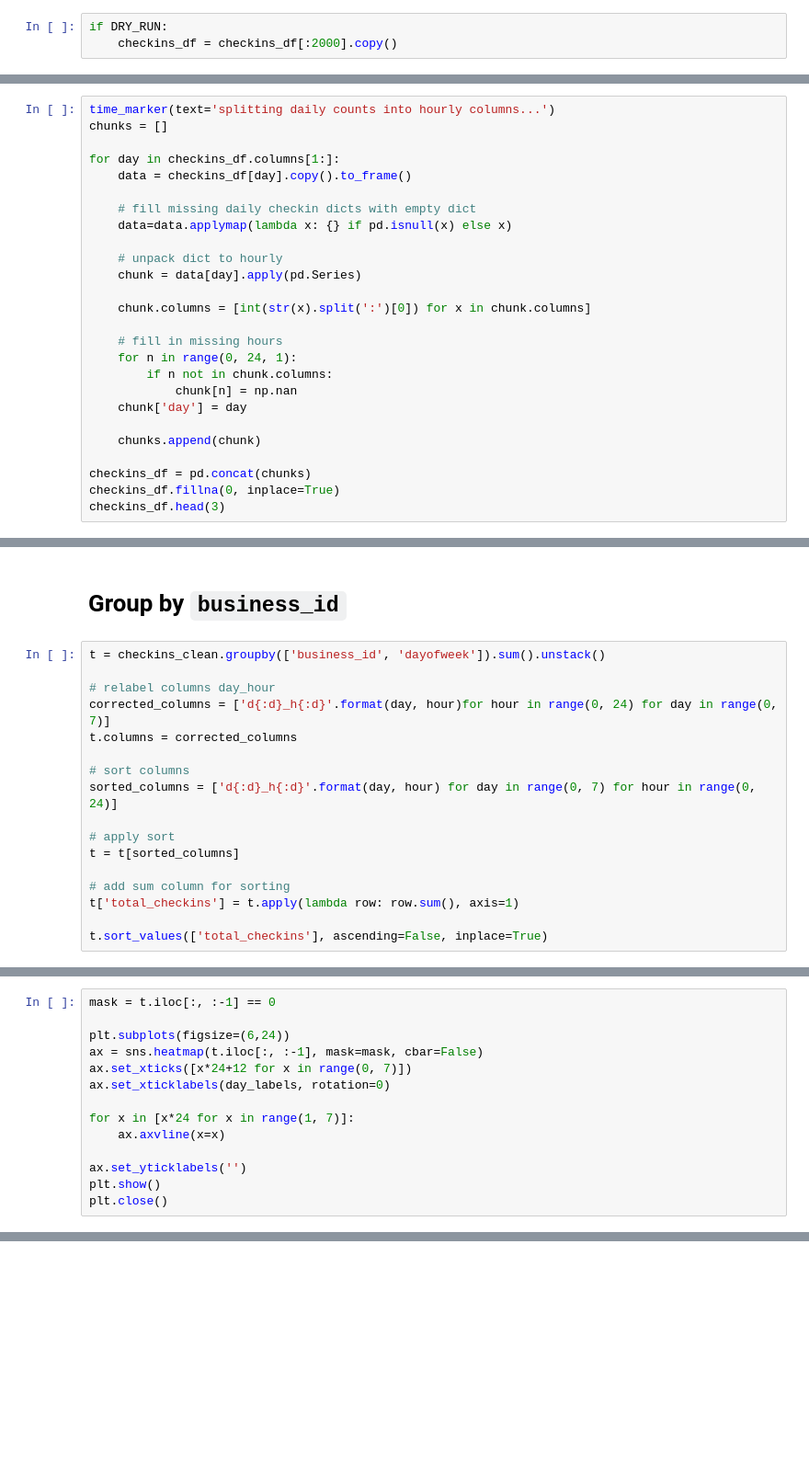
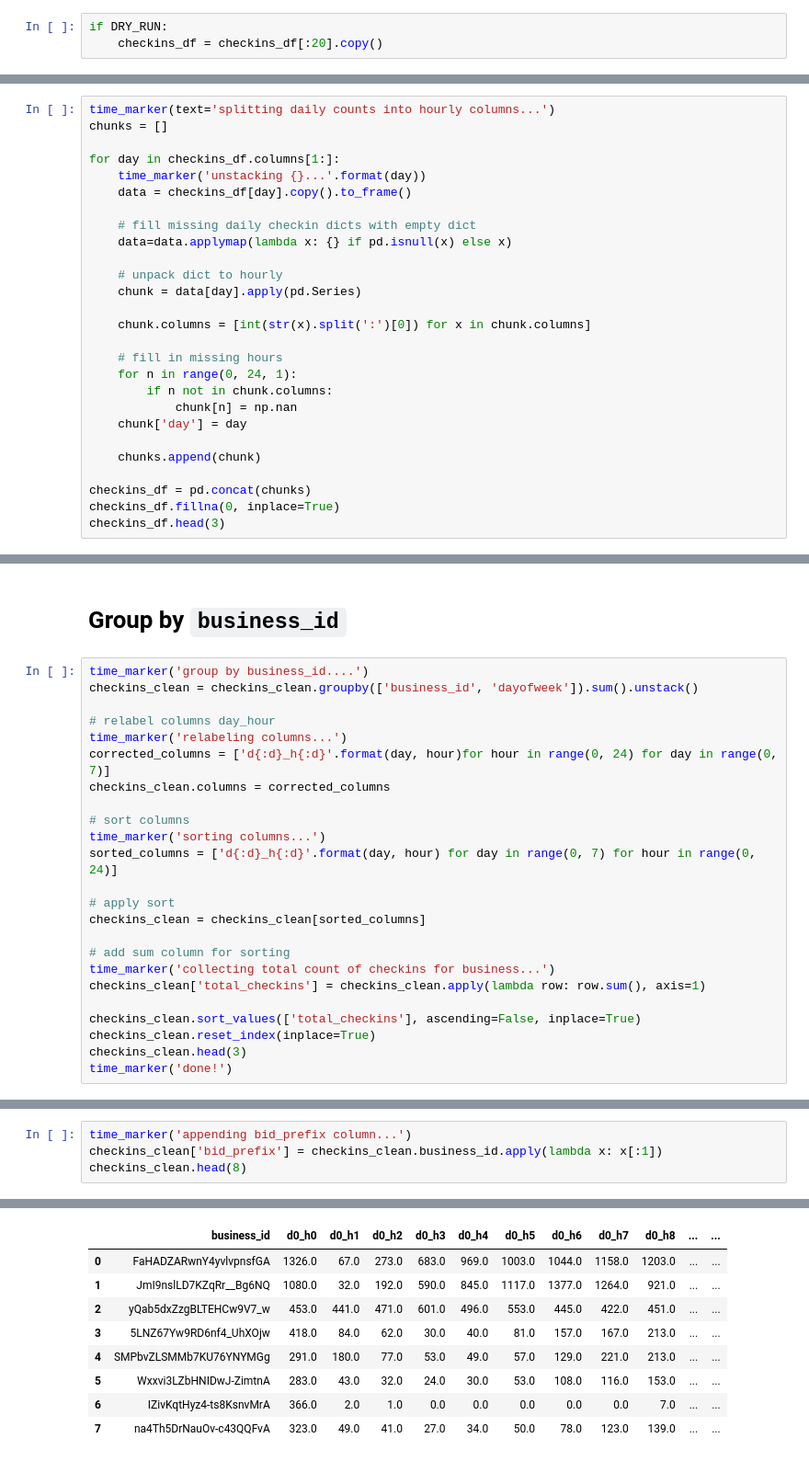
Before and after one commit to samgutentag/yelpsubtopics, a Jupyter notebook: 01_DataWrangling/DataWrangling_02_Checkin.ipynb, the cells around one changed output, grey strips where cells are left out. Shown at 92% size. Cells and saved outputs as stored; diff of their text form; blank space fills up the shorter version.

Commit message:
cleaning scripts notebook and py file rewrite and output file destinations cleaned

```diff
--- a/01_DataWrangling/DataWrangling_02_Checkin.ipynb
+++ b/01_DataWrangling/DataWrangling_02_Checkin.ipynb
@@ -79,4 +73,4 @@ checkins_df.head(3)
 ### If this is a dry run, only process the first 20 business records
 # %%
 if DRY_RUN:
-    checkins_df = checkins_df[:2000].copy()
+    checkins_df = checkins_df[:20].copy()
@@ -108,6 +81,7 @@ time_marker(text='splitting daily counts into hourly columns...')
 chunks = []
 
 for day in checkins_df.columns[1:]:
+    time_marker('unstacking {}...'.format(day))
     data = checkins_df[day].copy().to_frame()
 
     # fill missing daily checkin dicts with empty dict
@@ -184,19 +168,26 @@ checkins_clean.head(8)
 # %% [markdown]
 # Group by `business_id`
 # %%
-t = checkins_clean.groupby(['business_id', 'dayofweek']).sum().unstack()
+time_marker('group by business_id....')
+checkins_clean = checkins_clean.groupby(['business_id', 'dayofweek']).sum().unstack()
 
 # relabel columns day_hour
+time_marker('relabeling columns...')
 corrected_columns = ['d{:d}_h{:d}'.format(day, hour)for hour in range(0, 24) for day in range(0, 7)]
-t.columns = corrected_columns
+checkins_clean.columns = corrected_columns
 
 # sort columns
+time_marker('sorting columns...')
 sorted_columns = ['d{:d}_h{:d}'.format(day, hour) for day in range(0, 7) for hour in range(0, 24)]
 
 # apply sort
-t = t[sorted_columns]
+checkins_clean = checkins_clean[sorted_columns]
 
 # add sum column for sorting
-t['total_checkins'] = t.apply(lambda row: row.sum(), axis=1)
+time_marker('collecting total count of checkins for business...')
+checkins_clean['total_checkins'] = checkins_clean.apply(lambda row: row.sum(), axis=1)
 
-t.sort_values(['total_checkins'], ascending=False, inplace=True)
+checkins_clean.sort_values(['total_checkins'], ascending=False, inplace=True)
+checkins_clean.reset_index(inplace=True)
+checkins_clean.head(3)
+time_marker('done!')
@@ -203,14 +199,0 @@ t.sort_values(['total_checkins'], ascending=False, inplace=True)
-# %%
-mask = t.iloc[:, :-1] == 0
-
-plt.subplots(figsize=(6,24))
-ax = sns.heatmap(t.iloc[:, :-1], mask=mask, cbar=False)
-ax.set_xticks([x*24+12 for x in range(0, 7)])
-ax.set_xticklabels(day_labels, rotation=0)
-
-for x in [x*24 for x in range(1, 7)]:
-    ax.axvline(x=x)
-
-ax.set_yticklabels('')
-plt.show()
-plt.close()
@@ -221,0 +202,5 @@ plt.close()
+# %%
+time_marker('appending bid_prefix column...')
+checkins_clean['bid_prefix'] = checkins_clean.business_id.apply(lambda x: x[:1])
+checkins_clean.head(8)
+# %% [output]
@@ -221,0 +208,9 @@ plt.close()
+|  | business_id | d0_h0 | d0_h1 | d0_h2 | d0_h3 | d0_h4 | d0_h5 | d0_h6 | d0_h7 | d0_h8 | ... | ... |
+| 0 | FaHADZARwnY4yvlvpnsfGA | 1326.0 | 67.0 | 273.0 | 683.0 | 969.0 | 1003.0 | 1044.0 | 1158.0 | 1203.0 | ... | ... |
+| 1 | JmI9nslLD7KZqRr__Bg6NQ | 1080.0 | 32.0 | 192.0 | 590.0 | 845.0 | 1117.0 | 1377.0 | 1264.0 | 921.0 | ... | ... |
+| 2 | yQab5dxZzgBLTEHCw9V7_w | 453.0 | 441.0 | 471.0 | 601.0 | 496.0 | 553.0 | 445.0 | 422.0 | 451.0 | ... | ... |
+| 3 | 5LNZ67Yw9RD6nf4_UhXOjw | 418.0 | 84.0 | 62.0 | 30.0 | 40.0 | 81.0 | 157.0 | 167.0 | 213.0 | ... | ... |
+| 4 | SMPbvZLSMMb7KU76YNYMGg | 291.0 | 180.0 | 77.0 | 53.0 | 49.0 | 57.0 | 129.0 | 221.0 | 213.0 | ... | ... |
+| 5 | Wxxvi3LZbHNIDwJ-ZimtnA | 283.0 | 43.0 | 32.0 | 24.0 | 30.0 | 53.0 | 108.0 | 116.0 | 153.0 | ... | ... |
+| 6 | IZivKqtHyz4-ts8KsnvMrA | 366.0 | 2.0 | 1.0 | 0.0 | 0.0 | 0.0 | 0.0 | 0.0 | 7.0 | ... | ... |
+| 7 | na4Th5DrNauOv-c43QQFvA | 323.0 | 49.0 | 41.0 | 27.0 | 34.0 | 50.0 | 78.0 | 123.0 | 139.0 | ... | ... |
```
Also changed, not shown: parts of 17 cells of this notebook, 2 other files.
